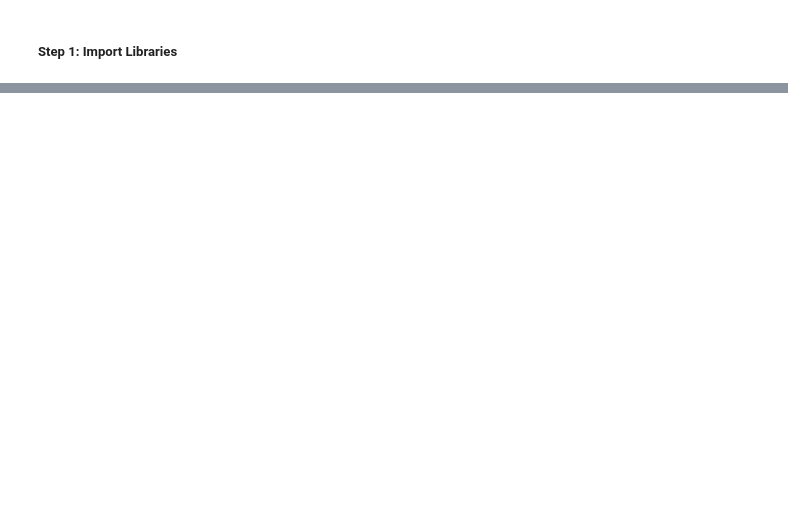
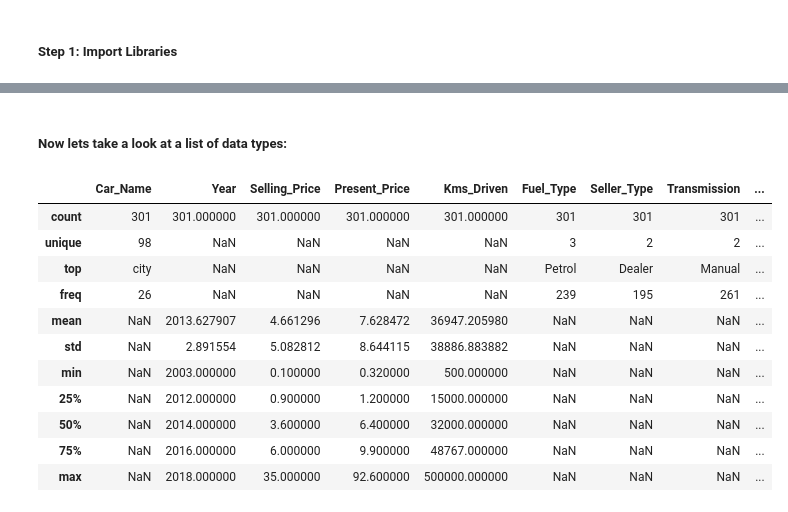
Before and after one commit to RazieYousefi/DataPreparation, a Jupyter notebook: DataPreparation.ipynb, the cells around one changed output, grey strips where cells are left out. Saved outputs shown, nothing was run; the diff lists cells and outputs as text; code cells hidden in the pictures; blank space fills up the shorter version.

```diff
--- a/DataPreparation.ipynb
+++ b/DataPreparation.ipynb
@@ -18,0 +53,17 @@ import requests
+# %% [markdown]
+##### Now lets take a look at a list of data types:
+# %%
+df.describe(include="all")
+# %% [output]
+|  | Car_Name | Year | Selling_Price | Present_Price | Kms_Driven | Fuel_Type | Seller_Type | Transmission | ... |
+| count | 301 | 301.000000 | 301.000000 | 301.000000 | 301.000000 | 301 | 301 | 301 | ... |
+| unique | 98 | NaN | NaN | NaN | NaN | 3 | 2 | 2 | ... |
+| top | city | NaN | NaN | NaN | NaN | Petrol | Dealer | Manual | ... |
+| freq | 26 | NaN | NaN | NaN | NaN | 239 | 195 | 261 | ... |
+| mean | NaN | 2013.627907 | 4.661296 | 7.628472 | 36947.205980 | NaN | NaN | NaN | ... |
+| std | NaN | 2.891554 | 5.082812 | 8.644115 | 38886.883882 | NaN | NaN | NaN | ... |
+| min | NaN | 2003.000000 | 0.100000 | 0.320000 | 500.000000 | NaN | NaN | NaN | ... |
+| 25% | NaN | 2012.000000 | 0.900000 | 1.200000 | 15000.000000 | NaN | NaN | NaN | ... |
+| 50% | NaN | 2014.000000 | 3.600000 | 6.400000 | 32000.000000 | NaN | NaN | NaN | ... |
+| 75% | NaN | 2016.000000 | 6.000000 | 9.900000 | 48767.000000 | NaN | NaN | NaN | ... |
+| max | NaN | 2018.000000 | 35.000000 | 92.600000 | 500000.000000 | NaN | NaN | NaN | ... |
```
Also changed, not shown: parts of 35 cells of this notebook.
